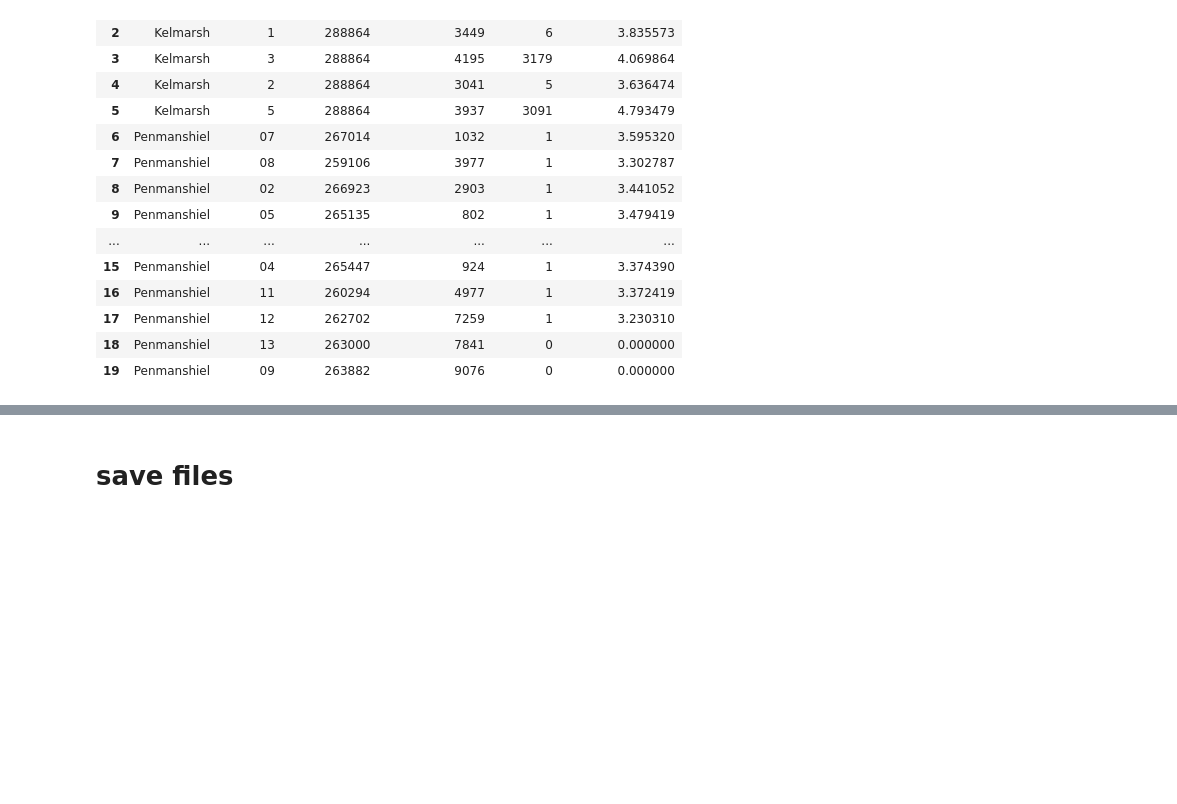
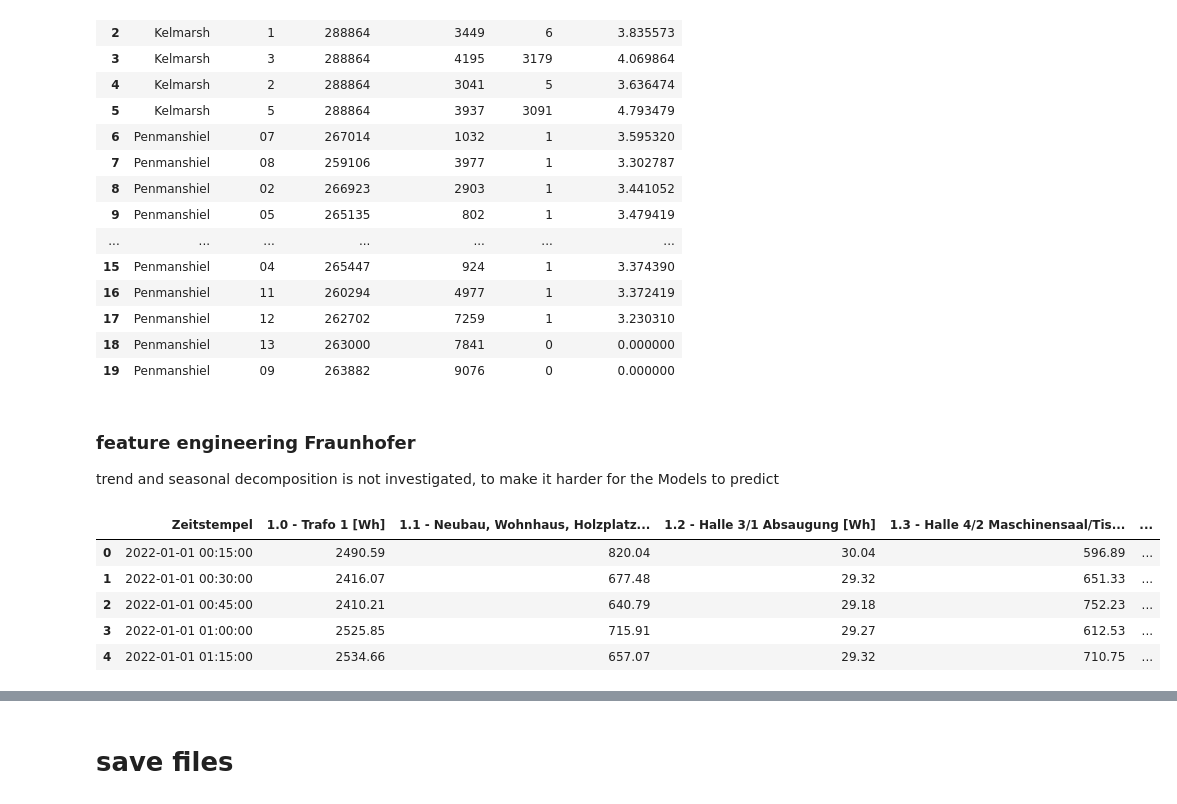
Before and after one commit to janbesler/Masterarbeit, a Jupyter notebook: src/0_Data_Pipeline.ipynb, the cells around one changed output, grey strips where cells are left out. Saved outputs shown, nothing was run; the diff lists cells and outputs as text; code cells hidden in the pictures; blank space fills up the shorter version.

```diff
--- a/src/0_Data_Pipeline.ipynb
+++ b/src/0_Data_Pipeline.ipynb
@@ -373,3 +388,16 @@ summary_df
 | 17 | Penmanshiel | 12 | 262702 | 7259 | 1 | 3.230310 |
 | 18 | Penmanshiel | 13 | 263000 | 7841 | 0 | 0.000000 |
 | 19 | Penmanshiel | 09 | 263882 | 9076 | 0 | 0.000000 |
+# %% [markdown]
+### feature engineering Fraunhofer
+
+trend and seasonal decomposition is not investigated, to make it harder for the Models to predict
+# %%
+FraunhoferData['Hiller'].head()
+# %% [output]
+|  | Zeitstempel | 1.0 - Trafo 1 [Wh] | 1.1 - Neubau, Wohnhaus, Holzplatz... | 1.2 - Halle 3/1 Absaugung [Wh] | 1.3 - Halle 4/2 Maschinensaal/Tis... | ... |
+| 0 | 2022-01-01 00:15:00 | 2490.59 | 820.04 | 30.04 | 596.89 | ... |
+| 1 | 2022-01-01 00:30:00 | 2416.07 | 677.48 | 29.32 | 651.33 | ... |
+| 2 | 2022-01-01 00:45:00 | 2410.21 | 640.79 | 29.18 | 752.23 | ... |
+| 3 | 2022-01-01 01:00:00 | 2525.85 | 715.91 | 29.27 | 612.53 | ... |
+| 4 | 2022-01-01 01:15:00 | 2534.66 | 657.07 | 29.32 | 710.75 | ... |
```
Also changed, not shown: parts of 17 cells of this notebook.
